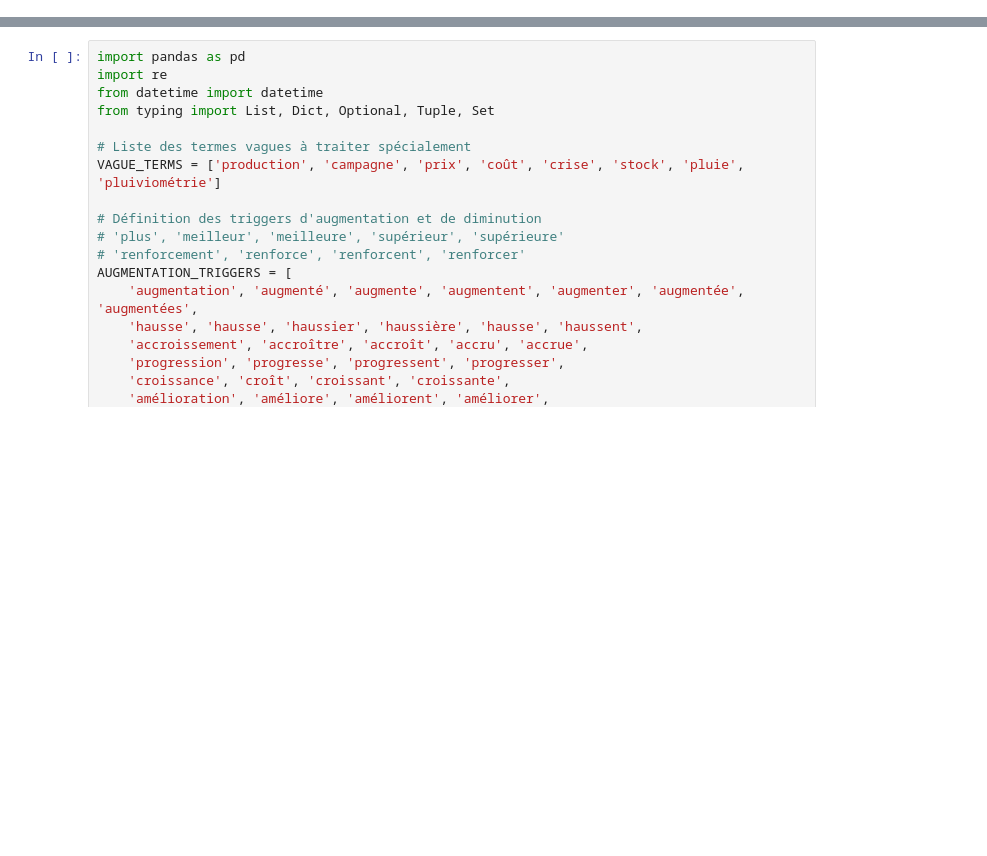
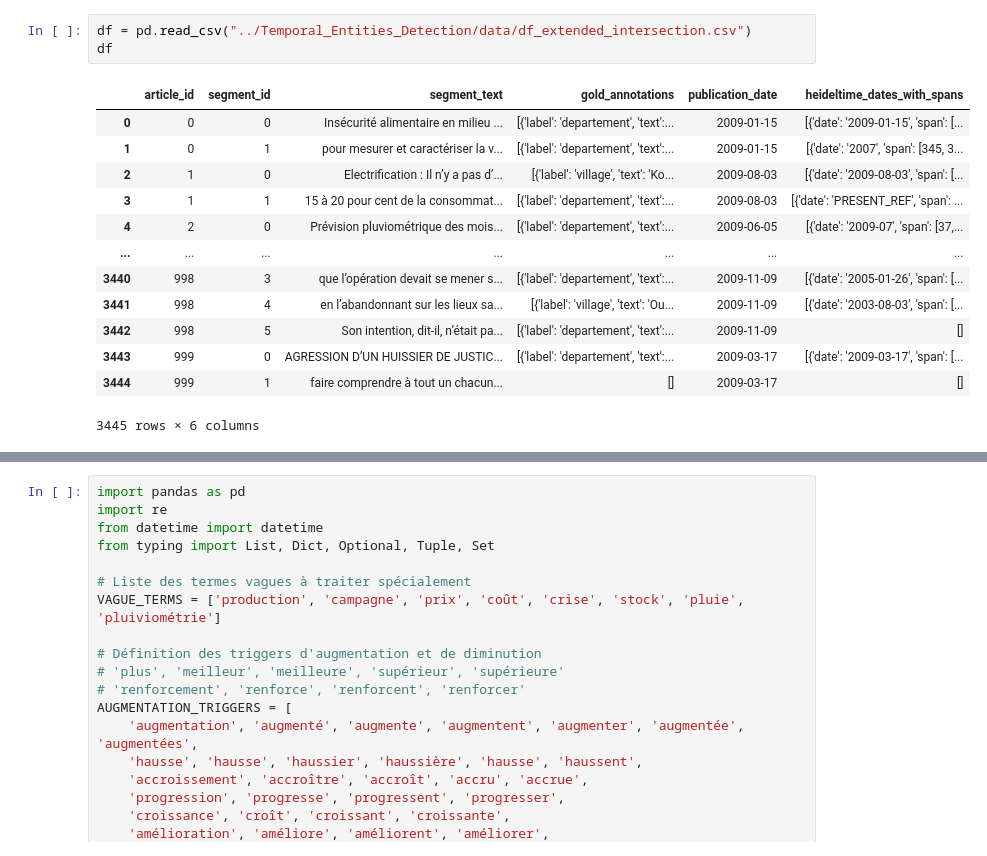
Before and after one commit to CharlemagneBrain/STKG-FS, a Jupyter notebook: Triplet_Formation/Triplet_Algo.ipynb, the cells around one changed output, grey strips where cells are left out. Drawn from its saved outputs; the diff is of its cells as text; blank space fills up the shorter version.

```diff
--- a/Triplet_Formation/Triplet_Algo.ipynb
+++ b/Triplet_Formation/Triplet_Algo.ipynb
@@ -0,0 +21,17 @@
+# %%
+df = pd.read_csv("../Temporal_Entities_Detection/data/df_extended_intersection.csv")
+df
+# %% [output]
+|  | article_id | segment_id | segment_text | gold_annotations | publication_date | heideltime_dates_with_spans |
+| 0 | 0 | 0 | Insécurité alimentaire en milieu ... | [{'label': 'departement', 'text':... | 2009-01-15 | [{'date': '2009-01-15', 'span': [... |
+| 1 | 0 | 1 | pour mesurer et caractériser la v... | [{'label': 'departement', 'text':... | 2009-01-15 | [{'date': '2007', 'span': [345, 3... |
+| 2 | 1 | 0 | Electrification : Il n’y a pas d’... | [{'label': 'village', 'text': 'Ko... | 2009-08-03 | [{'date': '2009-08-03', 'span': [... |
+| 3 | 1 | 1 | 15 à 20 pour cent de la consommat... | [{'label': 'departement', 'text':... | 2009-08-03 | [{'date': 'PRESENT_REF', 'span': ... |
+| 4 | 2 | 0 | Prévision pluviométrique des mois... | [{'label': 'departement', 'text':... | 2009-06-05 | [{'date': '2009-07', 'span': [37,... |
+| ... | ... | ... | ... | ... | ... | ... |
+| 3440 | 998 | 3 | que l’opération devait se mener s... | [{'label': 'departement', 'text':... | 2009-11-09 | [{'date': '2005-01-26', 'span': [... |
+| 3441 | 998 | 4 | en l’abandonnant sur les lieux sa... | [{'label': 'village', 'text': 'Ou... | 2009-11-09 | [{'date': '2003-08-03', 'span': [... |
+| 3442 | 998 | 5 | Son intention, dit-il, n’était pa... | [{'label': 'departement', 'text':... | 2009-11-09 | [] |
+| 3443 | 999 | 0 | AGRESSION D’UN HUISSIER DE JUSTIC... | [{'label': 'departement', 'text':... | 2009-03-17 | [{'date': '2009-03-17', 'span': [... |
+| 3444 | 999 | 1 | faire comprendre à tout un chacun... | [] | 2009-03-17 | [] |
+3445 rows × 6 columns
```
Also changed, not shown: parts of 7 cells of this notebook, 6 other files.
